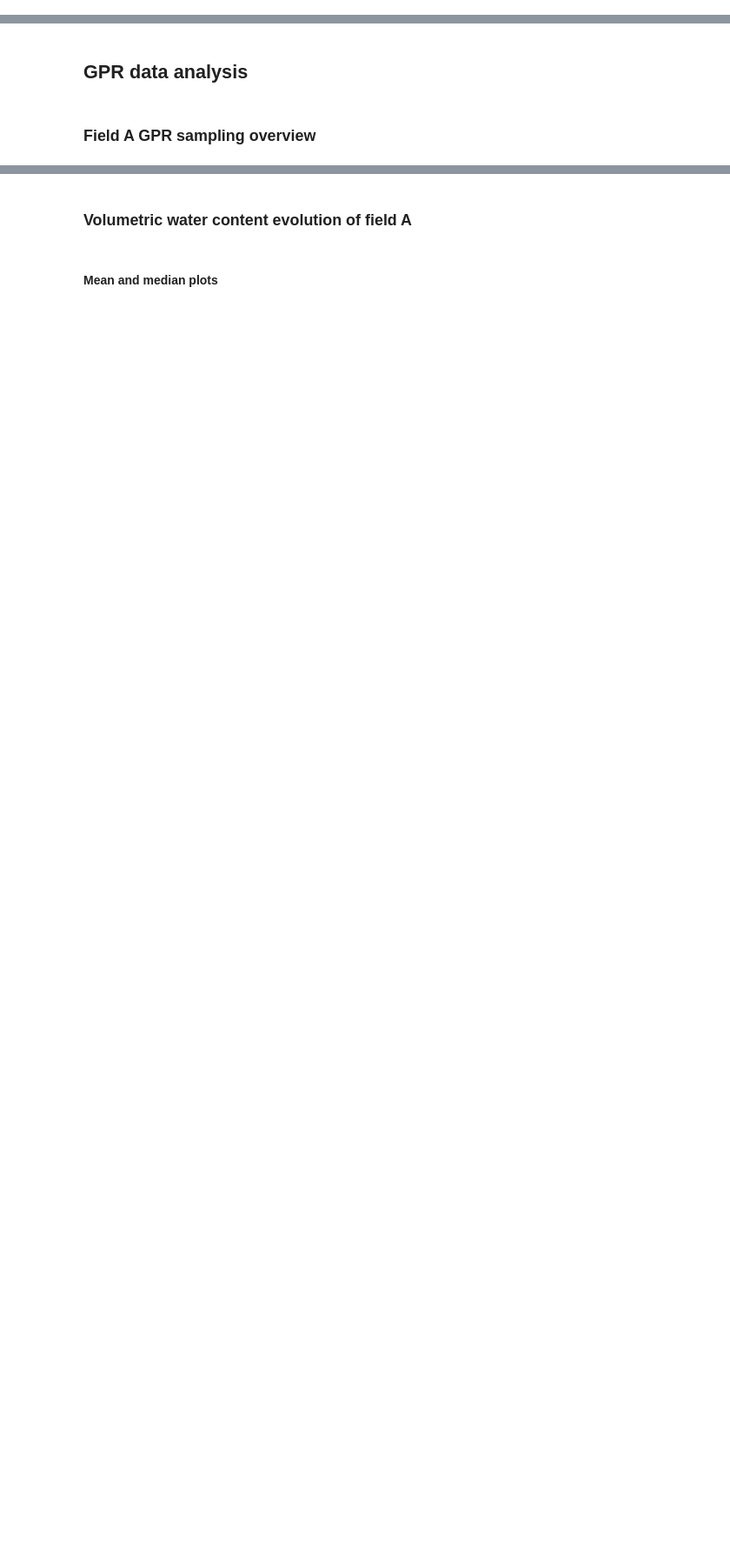
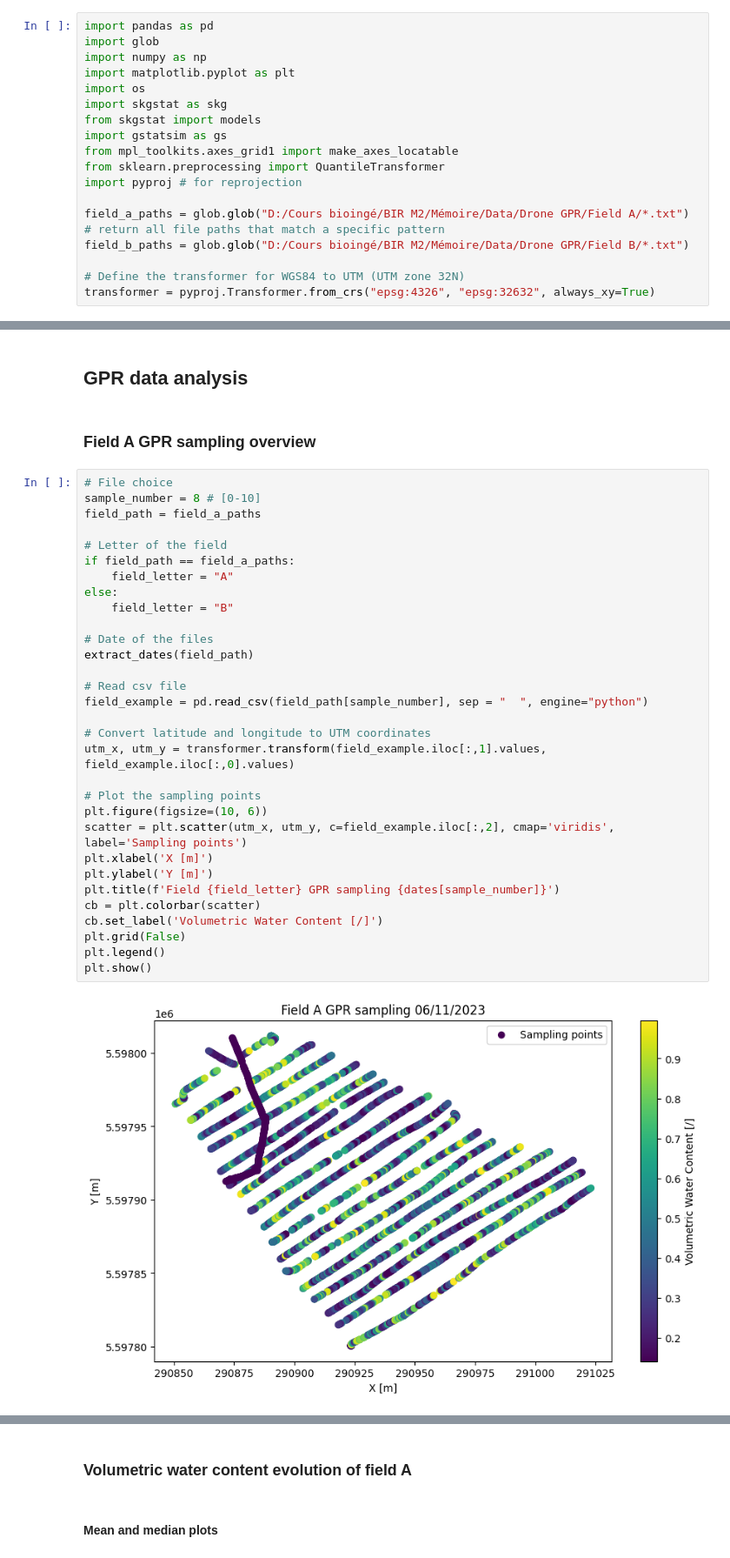
Before and after one commit to Django184/Master-Thesis, a Jupyter notebook: gpr.ipynb, the cells around one changed output, grey strips where cells are left out. Shown: that part at 87% size. Saved outputs shown, nothing was run; the diff lists cells and outputs as text; blank space fills up the shorter version.

```diff
--- a/gpr.ipynb
+++ b/gpr.ipynb
@@ -3 +5,19 @@
+# %%
+import pandas as pd
+import glob
+import numpy as np
+import matplotlib.pyplot as plt
+import os
+import skgstat as skg
+from skgstat import models
+import gstatsim as gs
+from mpl_toolkits.axes_grid1 import make_axes_locatable
+from sklearn.preprocessing import QuantileTransformer
+import pyproj # for reprojection
+
+field_a_paths = glob.glob("D:/Cours bioingé/BIR M2/Mémoire/Data/Drone GPR/Field A/*.txt") # return all file paths that match a specific pattern
+field_b_paths = glob.glob("D:/Cours bioingé/BIR M2/Mémoire/Data/Drone GPR/Field B/*.txt")
+
+# Define the transformer for WGS84 to UTM (UTM zone 32N)
+transformer = pyproj.Transformer.from_crs("epsg:4326", "epsg:32632", always_xy=True)
 # %%
@@ -32,3 +41,36 @@ def extract_dates(file_paths=glob.glob("D:/Cours bioingé/BIR M2/Mémoire/Data/D
 ## GPR data analysis
 # %% [markdown]
 ### Field A GPR sampling overview
+# %%
+# File choice
+sample_number = 8 # [0-10]
+field_path = field_a_paths
+
+# Letter of the field
+if field_path == field_a_paths:
+    field_letter = "A"
+else:
+    field_letter = "B"
+
+# Date of the files
+extract_dates(field_path)
+
+# Read csv file
+field_example = pd.read_csv(field_path[sample_number], sep = "  ", engine="python")
+
+# Convert latitude and longitude to UTM coordinates
+utm_x, utm_y = transformer.transform(field_example.iloc[:,1].values, field_example.iloc[:,0].values)
+
+# Plot the sampling points
+plt.figure(figsize=(10, 6))
+scatter = plt.scatter(utm_x, utm_y, c=field_example.iloc[:,2], cmap='viridis', label='Sampling points')
+plt.xlabel('X [m]')
+plt.ylabel('Y [m]')
+plt.title(f'Field {field_letter} GPR sampling {dates[sample_number]}')
+cb = plt.colorbar(scatter)
+cb.set_label('Volumetric Water Content [/]')
+plt.grid(False)
+plt.legend()
+plt.show()
+# %% [output]
+[figure, added]
```
Also changed, not shown: parts of 5 cells of this notebook, 1 other file.
